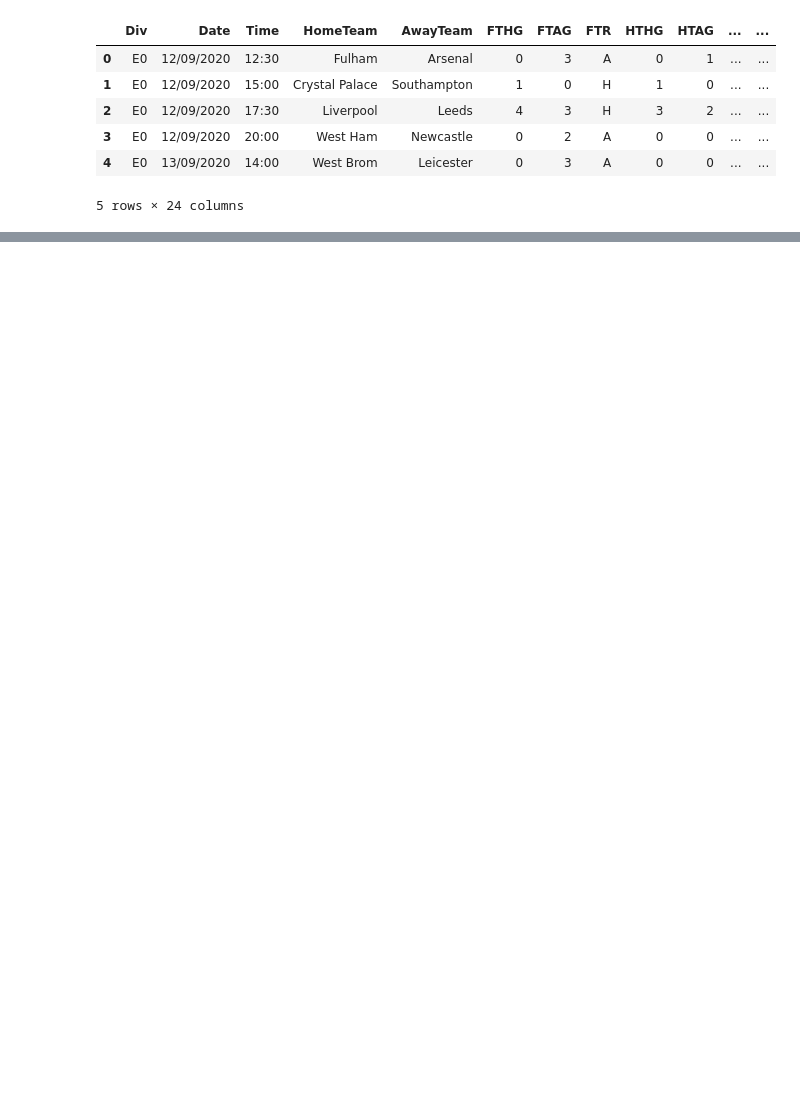
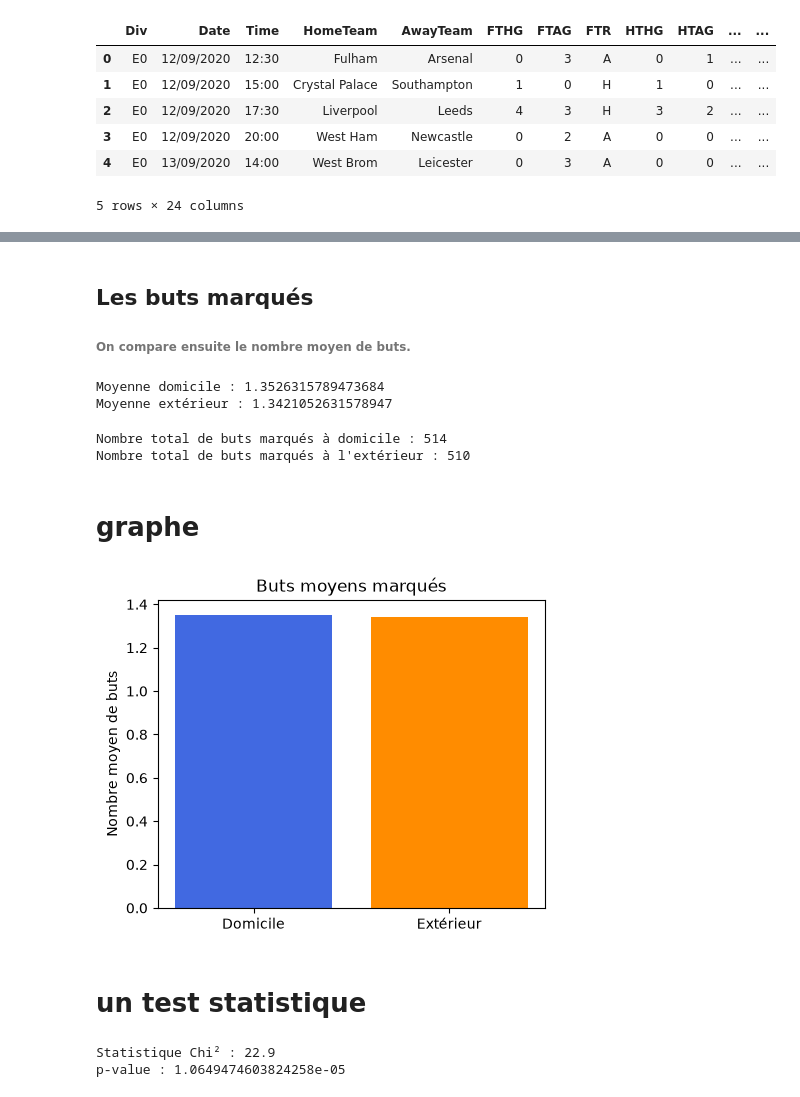
Before and after one commit to Alban-MBANI/projet_personnel_foot, a Jupyter notebook: PL.ipynb, the cells around one changed output, grey strips where cells are left out. Saved outputs shown, nothing was run; the diff lists cells and outputs as text; code cells hidden in the pictures; blank space fills up the shorter version.

```diff
--- a/PL.ipynb
+++ b/PL.ipynb
@@ -65,0 +260,48 @@ pl.head(5)
+# %% [markdown]
+## Les buts marqués
+
+###### On compare ensuite le nombre moyen de buts.
+# %%
+print("Moyenne domicile :", pl["FTHG"].mean())
+print("Moyenne extérieur :", pl["FTAG"].mean())
+# %% [output]
+Moyenne domicile : 1.3526315789473684
+Moyenne extérieur : 1.3421052631578947
+# %%
+nombre_buts_dom = pl["FTHG"].values.sum()
+nombre_buts_ext = pl["FTAG"].values.sum()
+
+print("Nombre total de buts marqués à domicile :", nombre_buts_dom)
+print("Nombre total de buts marqués à l'extérieur :", nombre_buts_ext)
+# %% [output]
+Nombre total de buts marqués à domicile : 514
+Nombre total de buts marqués à l'extérieur : 510
+# %% [markdown]
+# graphe
+# %%
+moyennes = [pl["FTHG"].mean(), pl["FTAG"].mean()]
+
+plt.figure(figsize=(5,4))
+plt.bar(["Domicile","Extérieur"],
+        moyennes,
+        color=["royalblue","darkorange"])
+
+plt.ylabel("Nombre moyen de buts")
+plt.title("Buts moyens marqués")
+plt.show()
+# %% [output]
+[figure, added]
+# %% [markdown]
+# un test statistique
+# %%
+from scipy.stats import chisquare
+
+resultats = pl["FTR"].value_counts()
+
+test = chisquare(resultats)
+
+print("Statistique Chi² :", test.statistic)
+print("p-value :", test.pvalue)
+# %% [output]
+Statistique Chi² : 22.9
+p-value : 1.0649474603824258e-05
```
Also changed, not shown: parts of 16 cells of this notebook.
